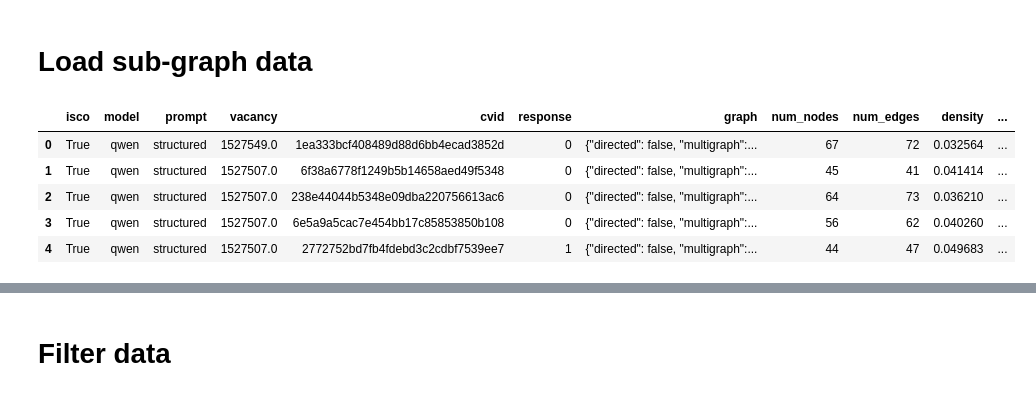
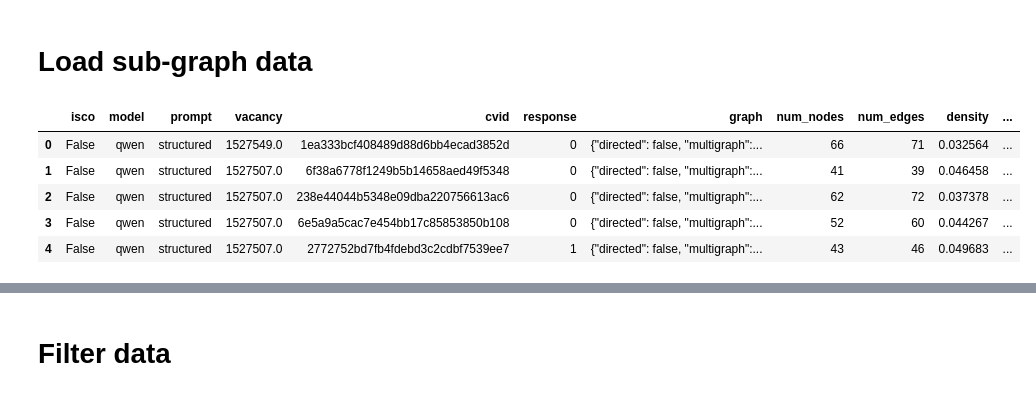
Before and after one commit to Roan-Schellingerhout/AKGC_WSDM, a Jupyter notebook: recommendation/graph_data_builder_no_inference.ipynb, the cells around one changed output, grey strips where cells are left out. Cells and saved outputs as stored; diff of their text form; code cells hidden in the pictures.

```diff
--- a/recommendation/graph_data_builder_no_inference.ipynb
+++ b/recommendation/graph_data_builder_no_inference.ipynb
@@ -21,25 +22,18 @@ from collections import Counter
 # %% [markdown]
 # Load sub-graph data
 # %%
-strict = True
-isco = True
+isco = False
 
 if isco:
-    if strict:
-        df_graphs = pd.read_parquet("../kg_construction/subgraphs_isco_no_inference_strict.parquet")
-    else:
-        df_graphs = pd.read_parquet("../kg_construction/subgraphs_isco_no_inference_easy.parquet")
+    df_graphs = pd.read_parquet("../kg_construction/subgraphs_isco_no_inference_strict.parquet")
 else:
-    if strict:
-        df_graphs = pd.read_parquet("../kg_construction/subgraphs_no_inference_strict.parquet")
-    else:
-        df_graphs = pd.read_parquet("../kg_construction/subgraphs_no_inference_easy.parquet")
+    df_graphs = pd.read_parquet("../kg_construction/subgraphs_no_inference_strict.parquet")
 
 df_graphs.head()
 # %% [output]
 |  | isco | model | prompt | vacancy | cvid | response | graph | num_nodes | num_edges | density | ... |
-| 0 | True | qwen | structured | 1527549.0 | 1ea333bcf408489d88d6bb4ecad3852d | 0 | {"directed": false, "multigraph":... | 67 | 72 | 0.032564 | ... |
-| 1 | True | qwen | structured | 1527507.0 | 6f38a6778f1249b5b14658aed49f5348 | 0 | {"directed": false, "multigraph":... | 45 | 41 | 0.041414 | ... |
-| 2 | True | qwen | structured | 1527507.0 | 238e44044b5348e09dba220756613ac6 | 0 | {"directed": false, "multigraph":... | 64 | 73 | 0.036210 | ... |
-| 3 | True | qwen | structured | 1527507.0 | 6e5a9a5cac7e454bb17c85853850b108 | 0 | {"directed": false, "multigraph":... | 56 | 62 | 0.040260 | ... |
-| 4 | True | qwen | structured | 1527507.0 | 2772752bd7fb4fdebd3c2cdbf7539ee7 | 1 | {"directed": false, "multigraph":... | 44 | 47 | 0.049683 | ... |
+| 0 | False | qwen | structured | 1527549.0 | 1ea333bcf408489d88d6bb4ecad3852d | 0 | {"directed": false, "multigraph":... | 66 | 71 | 0.032564 | ... |
+| 1 | False | qwen | structured | 1527507.0 | 6f38a6778f1249b5b14658aed49f5348 | 0 | {"directed": false, "multigraph":... | 41 | 39 | 0.046458 | ... |
+| 2 | False | qwen | structured | 1527507.0 | 238e44044b5348e09dba220756613ac6 | 0 | {"directed": false, "multigraph":... | 62 | 72 | 0.037378 | ... |
+| 3 | False | qwen | structured | 1527507.0 | 6e5a9a5cac7e454bb17c85853850b108 | 0 | {"directed": false, "multigraph":... | 52 | 60 | 0.044267 | ... |
+| 4 | False | qwen | structured | 1527507.0 | 2772752bd7fb4fdebd3c2cdbf7539ee7 | 1 | {"directed": false, "multigraph":... | 43 | 46 | 0.049683 | ... |
```
Also changed, not shown: parts of 17 cells of this notebook, 56 other files.
